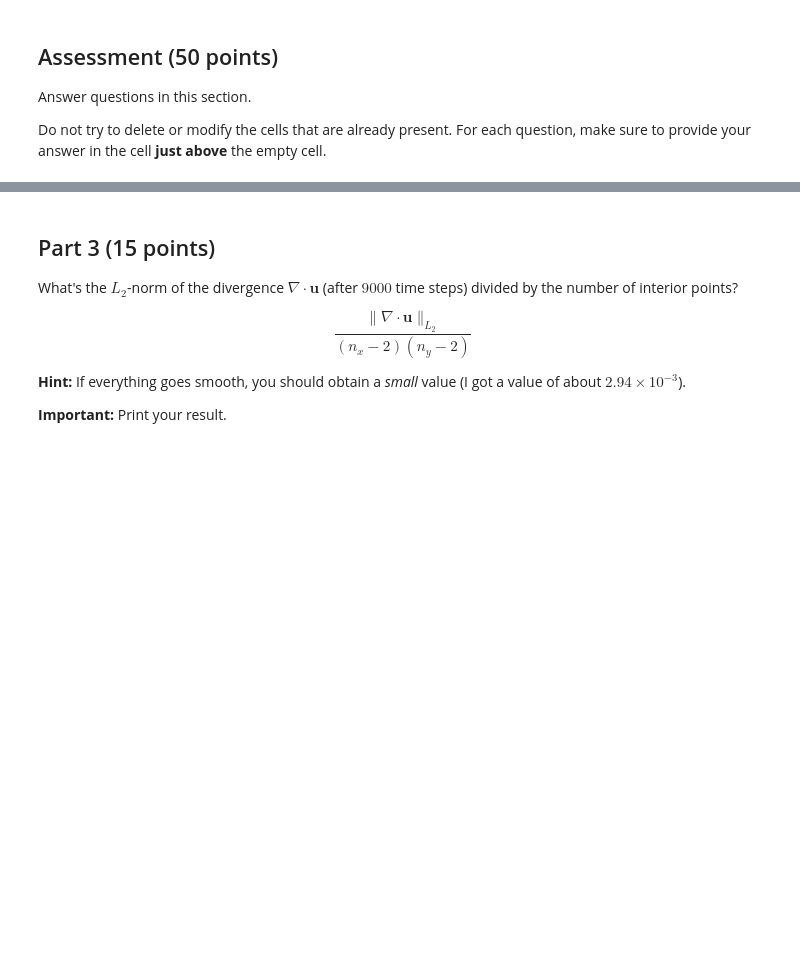
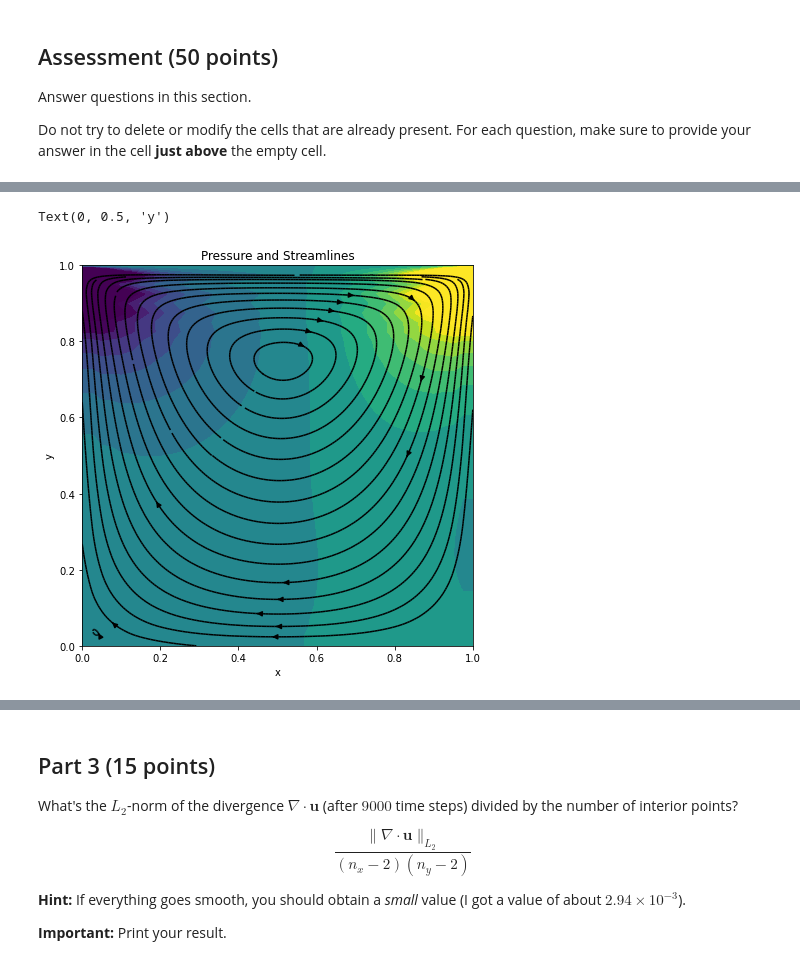
Before and after one commit to myamakaitis/MAE_6286, a Jupyter notebook: Assignments/Hw5/Yamakaitis_HW5.ipynb, the cells around one changed output, grey strips where cells are left out. Drawn from its saved outputs; the diff is of its cells as text; code cells hidden in the pictures; blank space fills up the shorter version.

```diff
--- a/Assignments/Hw5/Yamakaitis_HW5.ipynb
+++ b/Assignments/Hw5/Yamakaitis_HW5.ipynb
@@ -218,0 +356,12 @@ class VelocityField(self):
+# %%
+Reynolds = 10
+TimeStep = 1e-4
+Steps = 9000
+
+xlims = (0, 1.0)
+ylims = (0, 1.0)
+
+Grid = (41, 41) # ny, nx
+# %%
+CavityFlow = Flow2D(Reynolds, TimeStep, Grid, xlims, ylims)
+CavityFlow.Solve(Steps)
@@ -219,3 +370,5 @@ class VelocityField(self):
+# %%
+X, Y, U, V, P = CavityFlow.Primitives()
 # %% [markdown]
 ## Assessment (50 points)
 
@@ -240,3 +391,18 @@ Here is a figure of what your solution should look like:
+# %%
+n = 19
+x_starts = np.linspace(0,0.5,n)
+y_starts = np.linspace(0,0.75,n)
+starts = np.array([x_starts,y_starts]).T
+
+fig, ax = pyp.subplots(1, figsize = (7,7))
+ax.contourf(X, Y, P, vmin = -1, vmax = 1, levels = 101, extend = 'both')
+ax.streamplot(X, Y, U, V, color = 'k', start_points = starts, density = 5)
+ax.set_title("Pressure and Streamlines")
+ax.set_xlabel("x")
+ax.set_ylabel("y")
+# %% [output]
+Text(0, 0.5, 'y')
+[figure, added]
 # %% [markdown]
 ## Part 2 (20 points)
 
```
Also changed, not shown: parts of 9 cells of this notebook, 1 other file.
